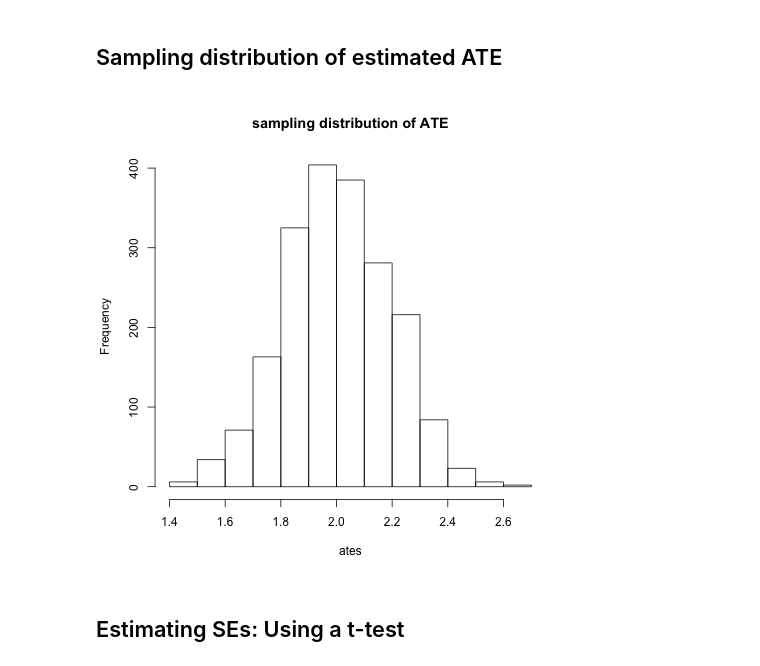
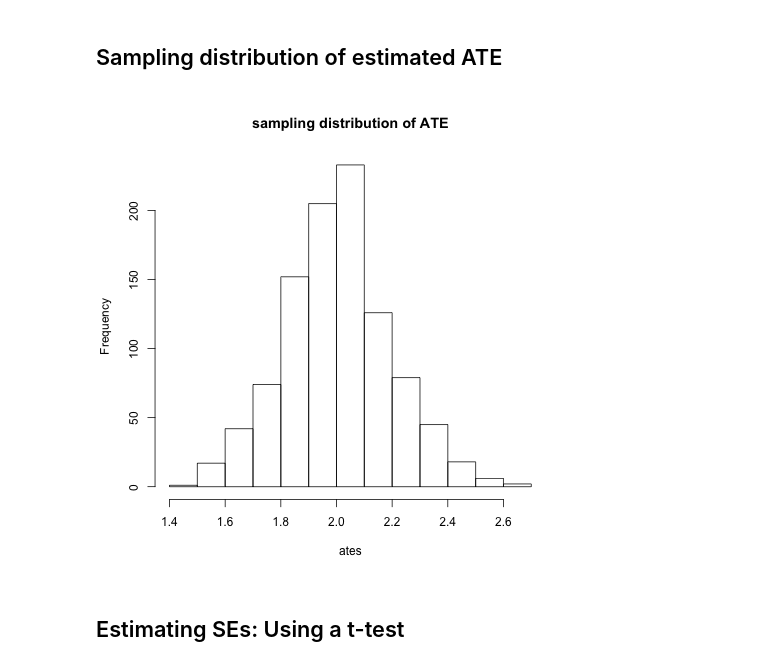
Before and after one commit to eytan/www-15-tutorial, a Jupyter notebook: 0-estimation-and-power.ipynb, the cells around one changed output. Drawn from its saved outputs; the diff is of its cells as text; code cells hidden in the pictures.

```diff
--- a/0-estimation-and-power.ipynb
+++ b/0-estimation-and-power.ipynb
@@ -184,17 +156,17 @@ stat_bin: binwidth defaulted to range/30. Use 'binwidth = x' to adjust this.
 # %%
 %%R
 est.ate <- function(exp) {
   mean(exp[exp$D==1,]$y) - mean(exp[exp$D==0,]$y)
 }
 
-num.replications <- 2000
+num.replications <- 1000
 ates <- replicate(
   num.replications,
   est.ate(run.experiment(n=1e3, 2.0)))
 
 hist(ates, main='sampling distribution of ATE')
 # %% [output]
-[figure, old version]
+[figure, new version]
 # %% [markdown]
 ## Estimating SEs: Using a t-test
 # %%
```
Also changed, not shown: parts of 20 cells of this notebook, 8 other files.
